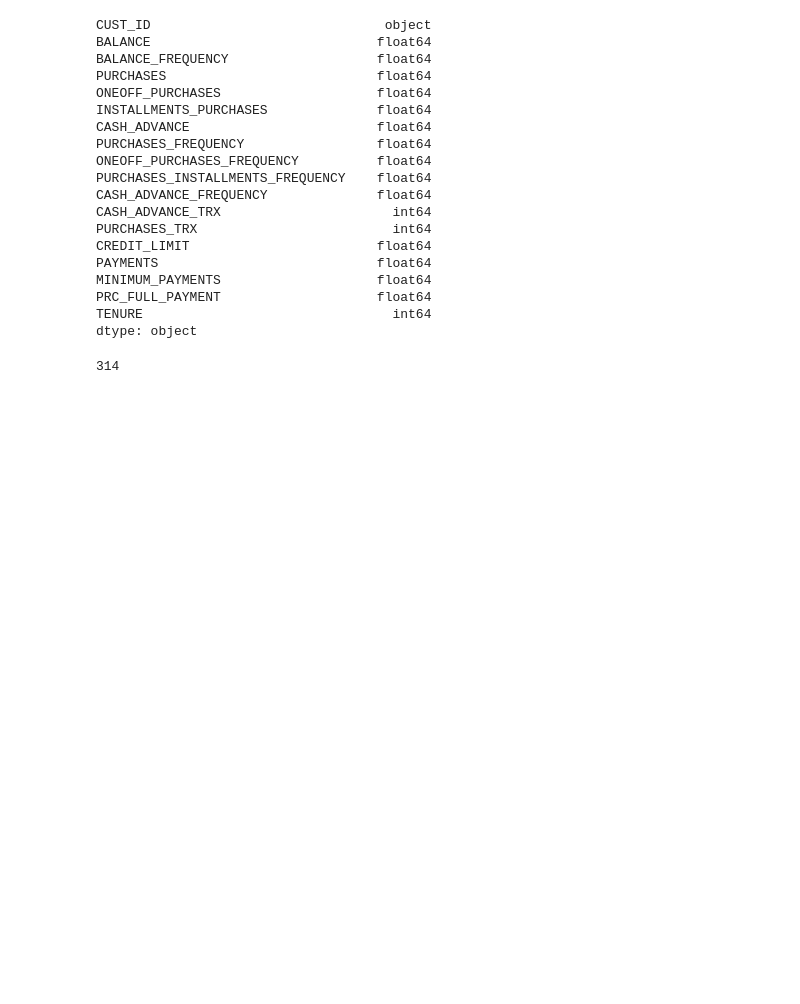
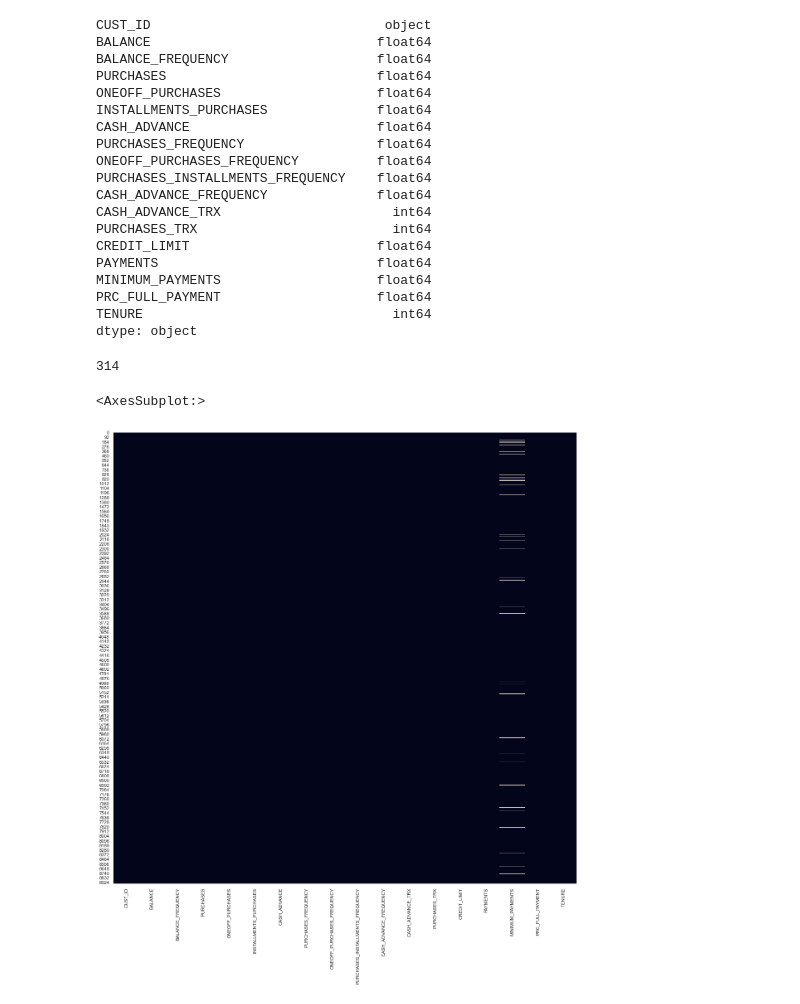
Before and after one commit to Jruz9/customer-targeting-using-cerdit-card-data, a Jupyter notebook: customerTargetingUsingCreditCardData.ipynb, the cells around one changed output. Cells and saved outputs as stored; diff of their text form; code cells hidden in the pictures; blank space fills up the shorter version.

Commit message:
Detected each column null value and ploted them.

```diff
--- a/customerTargetingUsingCreditCardData.ipynb
+++ b/customerTargetingUsingCreditCardData.ipynb
@@ -47,0 +46,7 @@ orignalCreditCardData.isnull().sum().sum()
+# %%
+# ploting each columns null values
+sns.set(rc={'figure.figsize':(20,20)} )
+sns.heatmap(orignalCreditCardData.isnull(), cbar=False)
+# %% [output]
+<AxesSubplot:>
+[figure, added]
```
Also changed, not shown: parts of 1 cell of this notebook.
